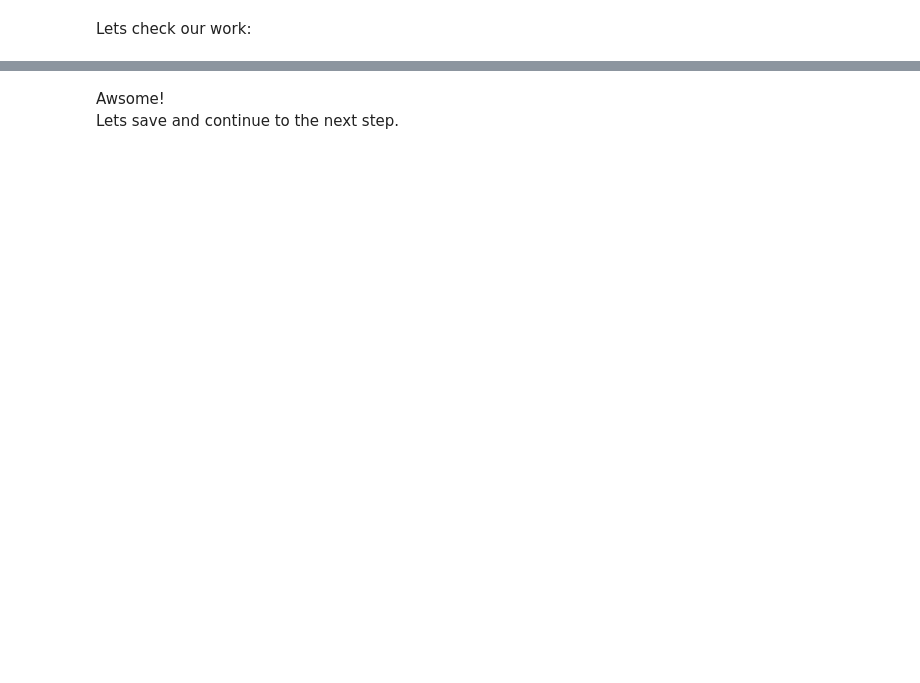
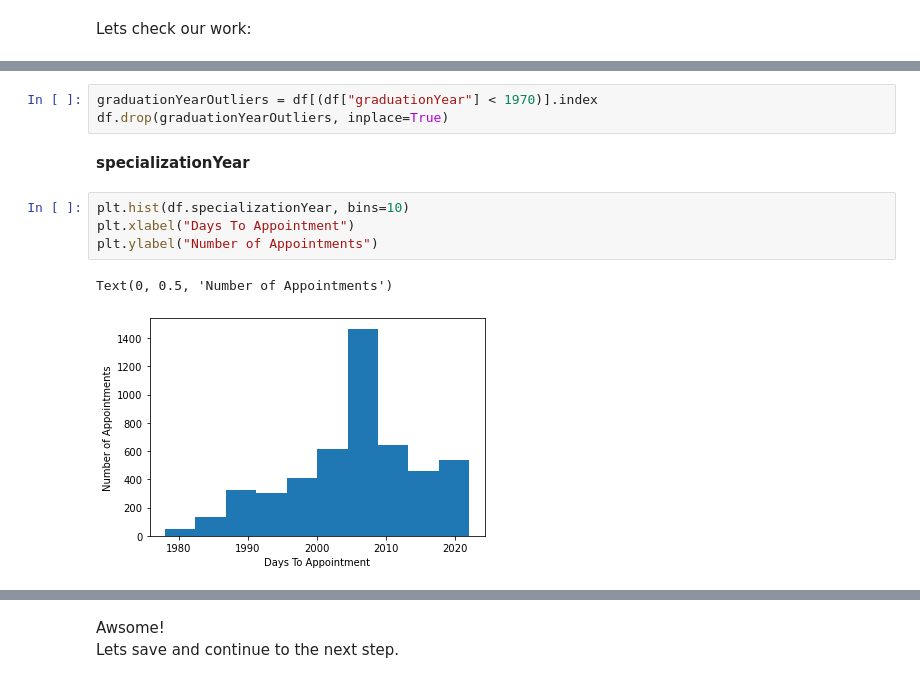
Before and after one commit to HaimAtiya/HiT-DataScience-Public-medicine-in-Israel, a Jupyter notebook: Notebooks/03-Data analysis and optimization.ipynb, the cells around one changed output, grey strips where cells are left out. Drawn from its saved outputs; the diff is of its cells as text; blank space fills up the shorter version.

```diff
--- a/Notebooks/03-Data analysis and optimization.ipynb
+++ b/Notebooks/03-Data analysis and optimization.ipynb
@@ -289,0 +465,12 @@ df.describe(include="all", datetime_is_numeric=True)
+# %%
+graduationYearOutliers = df[(df["graduationYear"] < 1970)].index
+df.drop(graduationYearOutliers, inplace=True)
+# %% [markdown]
+**specializationYear**
+# %%
+plt.hist(df.specializationYear, bins=10)
+plt.xlabel("Days To Appointment")
+plt.ylabel("Number of Appointments")
+# %% [output]
+Text(0, 0.5, 'Number of Appointments')
+[figure, added]
```
Also changed, not shown: parts of 57 cells of this notebook, 12 other files.
